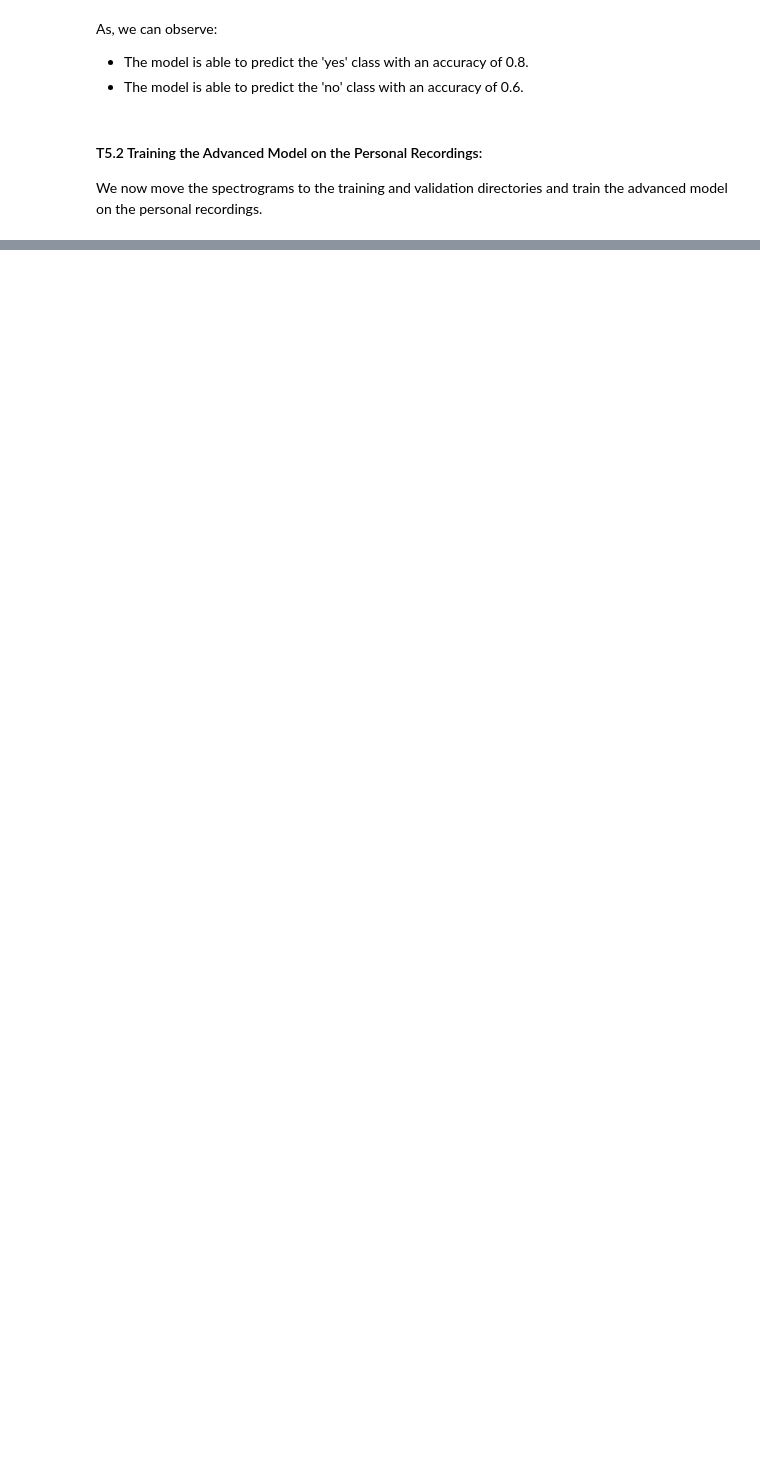
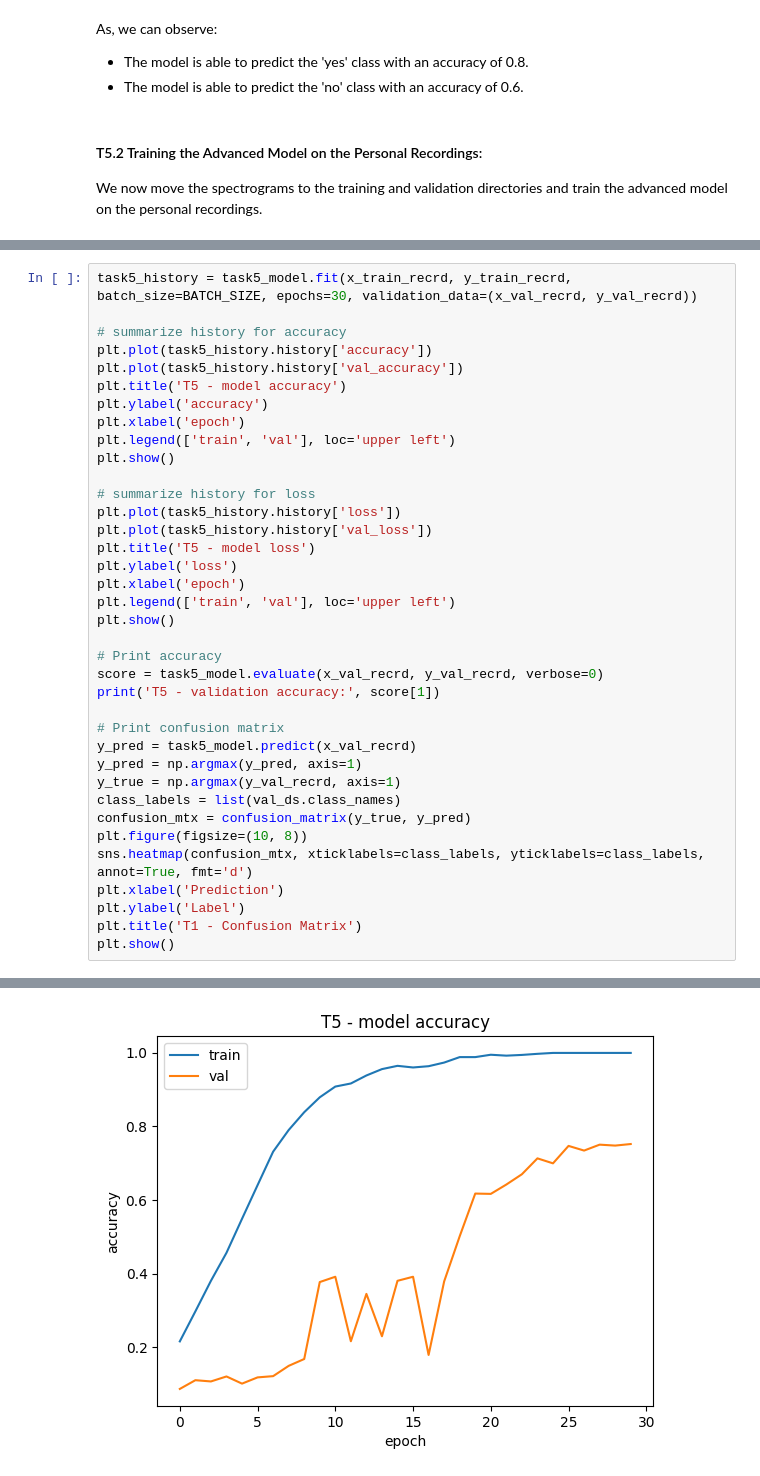
Before and after one commit to UoS-MSc-Robotics/deep_learning_lab, a Jupyter notebook: Project/Leander_ACS61011_Project.ipynb, the cells around one changed output, grey strips where cells are left out. Drawn from its saved outputs; the diff is of its cells as text; blank space fills up the shorter version.

Commit message:
Task 5 complete

```diff
--- a/Project/Leander_ACS61011_Project.ipynb
+++ b/Project/Leander_ACS61011_Project.ipynb
@@ -681,0 +752,38 @@ for i in range(1, recrd_val_imgs):
+# %%
+task5_history = task5_model.fit(x_train_recrd, y_train_recrd, batch_size=BATCH_SIZE, epochs=30, validation_data=(x_val_recrd, y_val_recrd))
+
+# summarize history for accuracy
+plt.plot(task5_history.history['accuracy'])
+plt.plot(task5_history.history['val_accuracy'])
+plt.title('T5 - model accuracy')
+plt.ylabel('accuracy')
+plt.xlabel('epoch')
+plt.legend(['train', 'val'], loc='upper left')
+plt.show()
+
+# summarize history for loss
+plt.plot(task5_history.history['loss'])
+plt.plot(task5_history.history['val_loss'])
+plt.title('T5 - model loss')
+plt.ylabel('loss')
+plt.xlabel('epoch')
+plt.legend(['train', 'val'], loc='upper left')
+plt.show()
+
+# Print accuracy
+score = task5_model.evaluate(x_val_recrd, y_val_recrd, verbose=0)
+print('T5 - validation accuracy:', score[1])
+
+# Print confusion matrix
+y_pred = task5_model.predict(x_val_recrd)
+y_pred = np.argmax(y_pred, axis=1)
+y_true = np.argmax(y_val_recrd, axis=1)
+class_labels = list(val_ds.class_names)
+confusion_mtx = confusion_matrix(y_true, y_pred)
+plt.figure(figsize=(10, 8))
+sns.heatmap(confusion_mtx, xticklabels=class_labels, yticklabels=class_labels, annot=True, fmt='d')
+plt.xlabel('Prediction')
+plt.ylabel('Label')
+plt.title('T1 - Confusion Matrix')
+plt.show()
+# %% [output]
@@ -681,0 +807 @@ for i in range(1, recrd_val_imgs):
+[figure, added]
```
Also changed, not shown: parts of 18 cells of this notebook, 32 other files.
